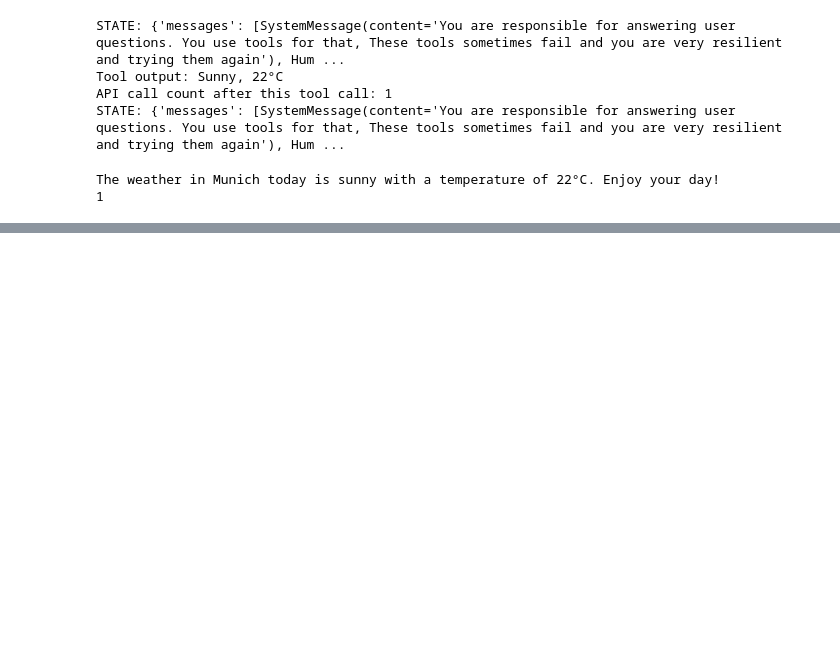
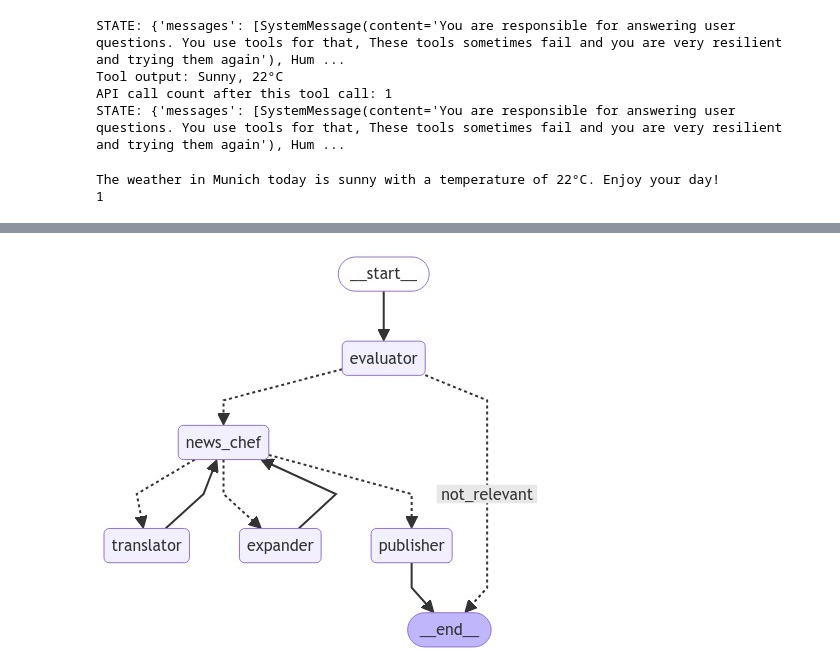
Before and after one commit to pulkittalwarmars/langgraph, a Jupyter notebook: examples/test_langgraph.ipynb, the cells around one changed output, grey strips where cells are left out. Cells and saved outputs as stored; diff of their text form; code cells hidden in the pictures; blank space fills up the shorter version.

```diff
--- a/examples/test_langgraph.ipynb
+++ b/examples/test_langgraph.ipynb
@@ -295,0 +616,5 @@ The weather in Munich today is sunny with a temperature of 22°C. Enjoy your day
+# %%
+def publisher(state: AgentState) -> AgentState:
+    print(f"publisher: Current state: {state}")
+    print("FINAL_STATE in publisher:", state)
+    return state
@@ -295,0 +654,39 @@ The weather in Munich today is sunny with a temperature of 22°C. Enjoy your day
+# %%
+workflow = StateGraph(AgentState)
+
+workflow.add_node("evaluator",get_transfer_news_grade)
+workflow.add_node("news_chef",evaluate_article)
+workflow.add_node("translator",translate_article)
+workflow.add_node("expander",expand_article)
+workflow.add_node("publisher",publisher)
+
+workflow.set_entry_point("evaluator")
+
+workflow.add_conditional_edges(
+    "evaluator",
+    evaluator_router,
+    # the key is the what the routing function is returning and the value is the name of the node we should
+    # point to should the evaluator as us to do so.
+    {"news_chef":"news_chef", "not_relevant":END}
+)
+
+workflow.add_conditional_edges(
+    "news_chef",
+    news_chef_router,
+    {"expander":"expander","translator":"translator","publisher":"publisher"}
+)
+
+workflow.add_edge("expander","news_chef")
+workflow.add_edge("translator","news_chef")
+workflow.add_edge("publisher",END)
+
+app = workflow.compile()
+# %%
+from IPython.display import Image, display
+
+try:
+    display(Image(app.get_graph(xray=True).draw_mermaid_png()))
+except:
+    pass
+# %% [output]
+[figure, added]
```
Also changed, not shown: parts of 28 cells of this notebook, 1 other file.
